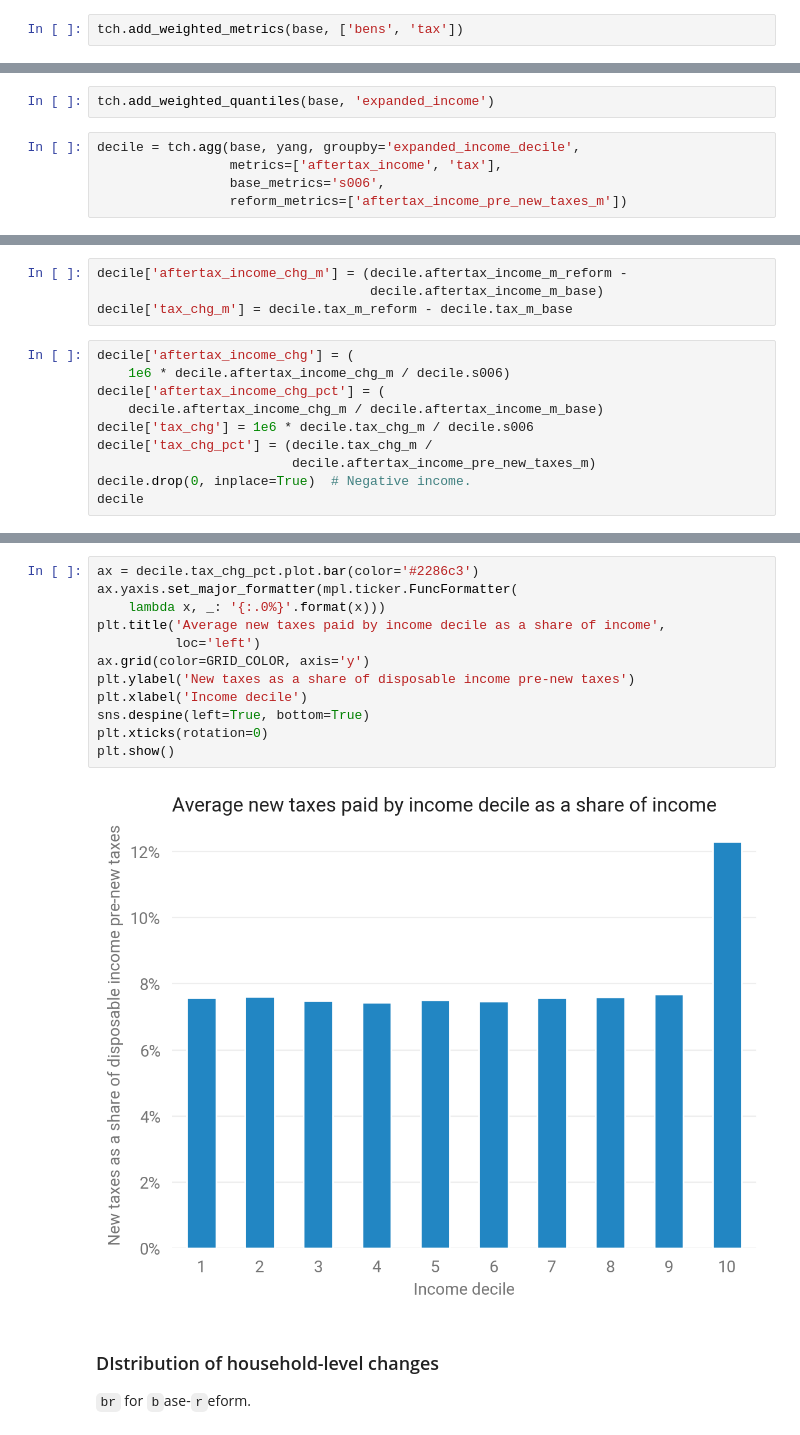
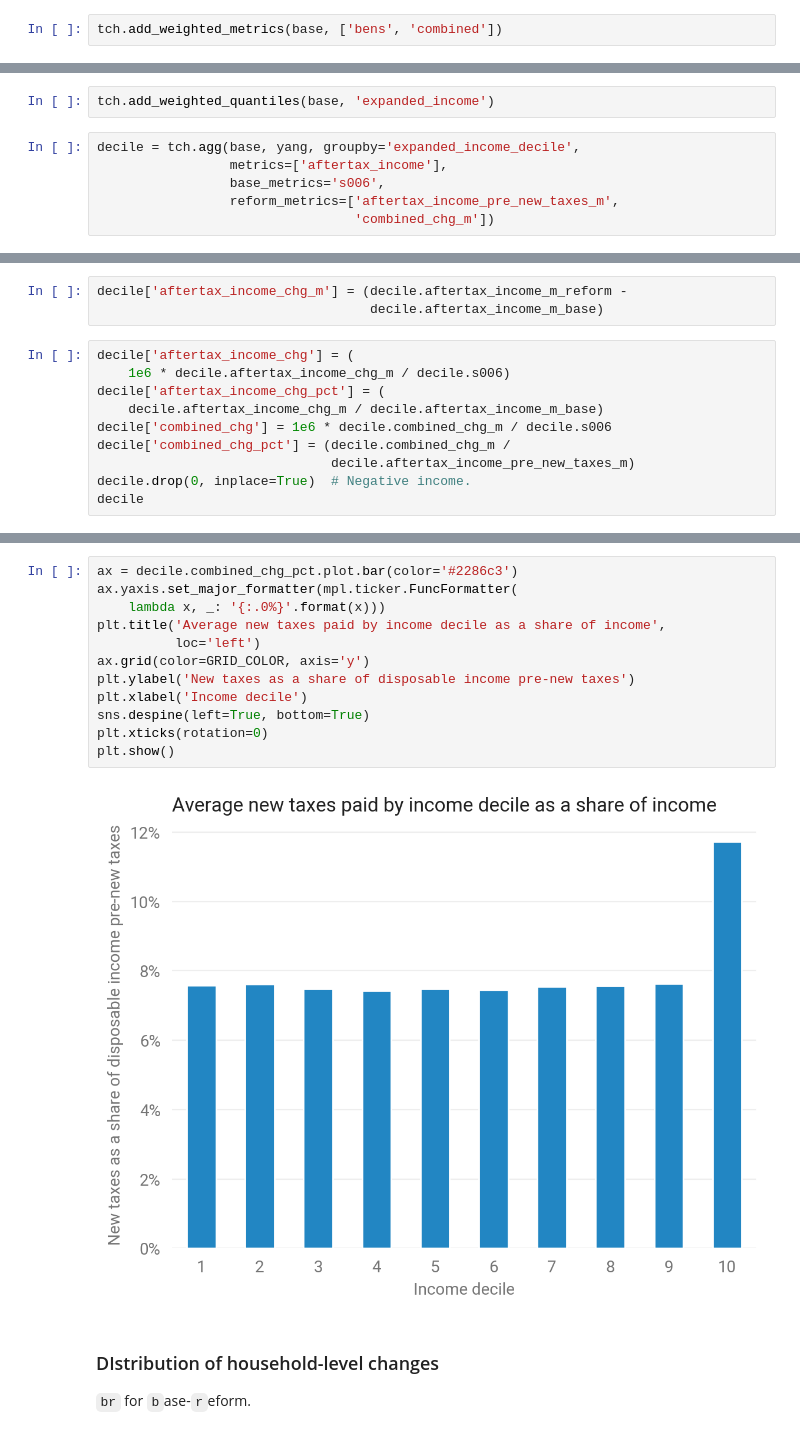
Before and after one commit to UBICenter/ubi-center, a Jupyter notebook: notebooks/yang/yang.ipynb, the cells around one changed output, grey strips where cells are left out. Drawn from its saved outputs; the diff is of its cells as text.

```diff
--- a/notebooks/yang/yang.ipynb
+++ b/notebooks/yang/yang.ipynb
@@ -223,6 +239,6 @@ tch.add_weighted_metrics(yang,
 # %% [markdown]
 ### Budgetary impact
 # %%
-tch.add_weighted_metrics(base, ['bens', 'tax'])
+tch.add_weighted_metrics(base, ['bens', 'combined'])
 # %%
 bens_chg_m = yang.bens_m.sum() - base.bens_m.sum()
@@ -336,9 +355,10 @@ plt.show()
 tch.add_weighted_quantiles(base, 'expanded_income')
 # %%
 decile = tch.agg(base, yang, groupby='expanded_income_decile',
-                 metrics=['aftertax_income', 'tax'],
+                 metrics=['aftertax_income'],
                  base_metrics='s006',
-                 reform_metrics=['aftertax_income_pre_new_taxes_m'])
+                 reform_metrics=['aftertax_income_pre_new_taxes_m',
+                                 'combined_chg_m'])
 # %%
 decile
 # %% [output]
@@ -358,15 +378,14 @@ decile
 # %%
 decile['aftertax_income_chg_m'] = (decile.aftertax_income_m_reform -
                                    decile.aftertax_income_m_base)
-decile['tax_chg_m'] = decile.tax_m_reform - decile.tax_m_base
 # %%
 decile['aftertax_income_chg'] = (
     1e6 * decile.aftertax_income_chg_m / decile.s006)
 decile['aftertax_income_chg_pct'] = (
     decile.aftertax_income_chg_m / decile.aftertax_income_m_base)
-decile['tax_chg'] = 1e6 * decile.tax_chg_m / decile.s006
-decile['tax_chg_pct'] = (decile.tax_chg_m /
-                         decile.aftertax_income_pre_new_taxes_m)
+decile['combined_chg'] = 1e6 * decile.combined_chg_m / decile.s006
+decile['combined_chg_pct'] = (decile.combined_chg_m /
+                              decile.aftertax_income_pre_new_taxes_m)
 decile.drop(0, inplace=True)  # Negative income.
 decile
 # %% [output]
@@ -422,19 +441,19 @@ plt.show()
 # %% [output]
 [figure]
 # %%
-ax = decile.tax_chg_pct.plot.bar(color='#2286c3')
+ax = decile.combined_chg_pct.plot.bar(color='#2286c3')
 ax.yaxis.set_major_formatter(mpl.ticker.FuncFormatter(
     lambda x, _: '{:.0%}'.format(x)))
 plt.title('Average new taxes paid by income decile as a share of income',
           loc='left')
 ax.grid(color=GRID_COLOR, axis='y')
 plt.ylabel('New taxes as a share of disposable income pre-new taxes')
 plt.xlabel('Income decile')
 sns.despine(left=True, bottom=True)
 plt.xticks(rotation=0)
 plt.show()
 # %% [output]
-[figure, old version]
+[figure, new version]
 # %% [markdown]
 ### DIstribution of household-level changes
 
```
Also changed, not shown: parts of 61 cells of this notebook, 1 other file.
